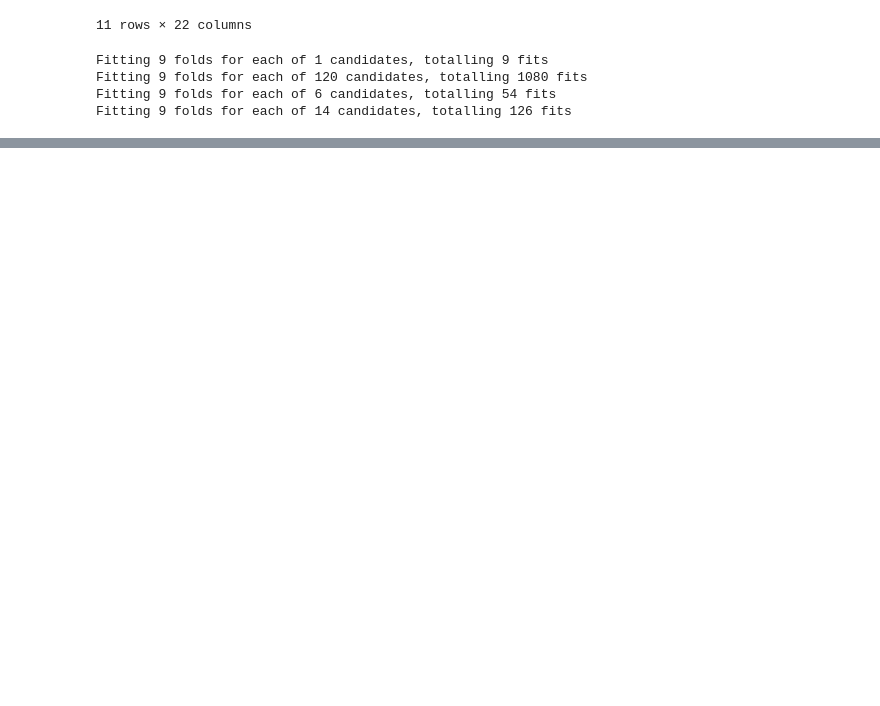
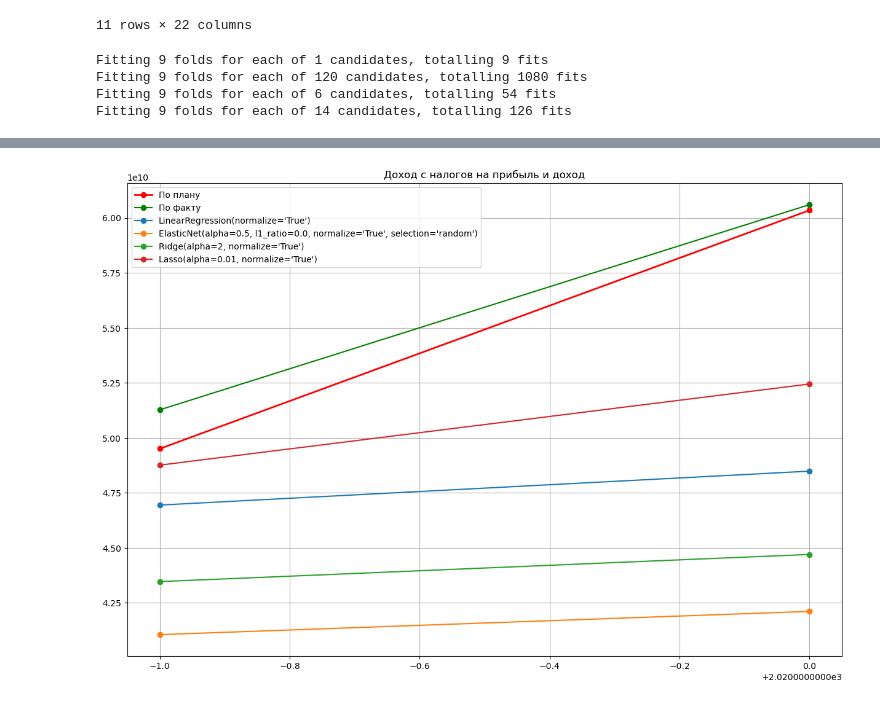
Before and after one commit to deethereal/DigitalLeaders_budget_10_HACK, a Jupyter notebook: DenisFirstTry.ipynb, the cells around one changed output, grey strips where cells are left out. Drawn from its saved outputs; the diff is of its cells as text; code cells hidden in the pictures; blank space fills up the shorter version.

```diff
--- a/DenisFirstTry.ipynb
+++ b/DenisFirstTry.ipynb
@@ -223,0 +254,9 @@ joblib.dump(best_model[-2],'model.pkl')
+# %%
+y_train_at_all = t_at_all[:-test_count]
+y_test_at_all = t_at_all[-test_count:]
+best_model_aa = []
+for model in enumerate(regs):
+    search = GridSearchCV(model[1],
+                          scoring='neg_mean_absolute_error',cv=LeaveOneOut(),
+                          param_grid=params[model[0]],n_jobs=-1, verbose=1).fit(X_train, y_train_at_all)
+    best_model_aa.append(search.best_estimator_)
@@ -223,0 +268,12 @@ joblib.dump(best_model[-2],'model.pkl')
+# %%
+for reg in best_model_aa:
+    print(reg)
+    for i in range(test_count):
+        res = reg.predict(X_test)[i]
+        inpt = p_at_all[-test_count+i]
+        true_res = t_at_all[-test_count+i]
+        print("год", 2021-test_count+i )
+        print(f'Разница нашего предсказанного дохода и действительного {res-true_res} или {round(res/true_res*100)-100}%')
+        print(f'Разница  предсказанного дохода и действительного {inpt-true_res} или {round(inpt/true_res*100)-100}%')
+        print(f'Наша разница меньше на {round(inpt/true_res*100)-round(res/true_res*100)}% ')
+    print()
@@ -223,0 +298,12 @@ joblib.dump(best_model[-2],'model.pkl')
+# %%
+fig, axes = plt.subplots(figsize=(15,10))
+axes.plot(range(2020-test_count+1,2021), p_at_all[-test_count:],'r-o',label='По плану',linewidth=2)
+axes.plot(range(2020-test_count+1,2021), y_test_at_all,'g-o',label='По факту')
+for i in range(len(best_model_aa)):
+    axes.plot(range(2020-test_count+1,2021), best_model_aa[i].predict(X_test),'o-',label=best_model_aa[i])
+axes.legend()
+axes.grid(True)
+axes.set_title('Доход с налогов на прибыль и доход')
+plt.show()
+# %% [output]
+[figure, added]
```
Also changed, not shown: parts of 23 cells of this notebook.
